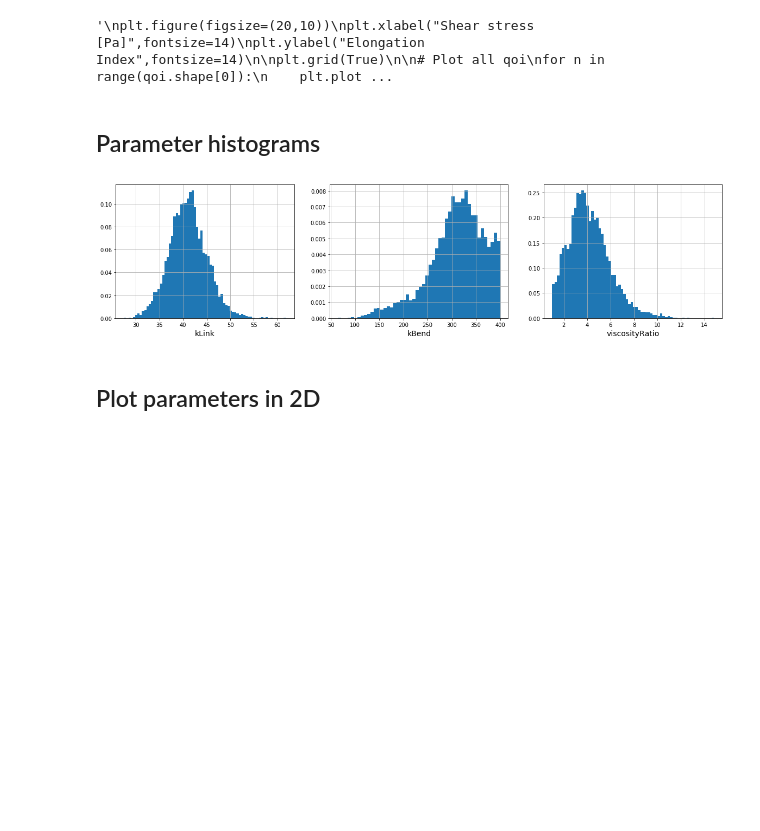
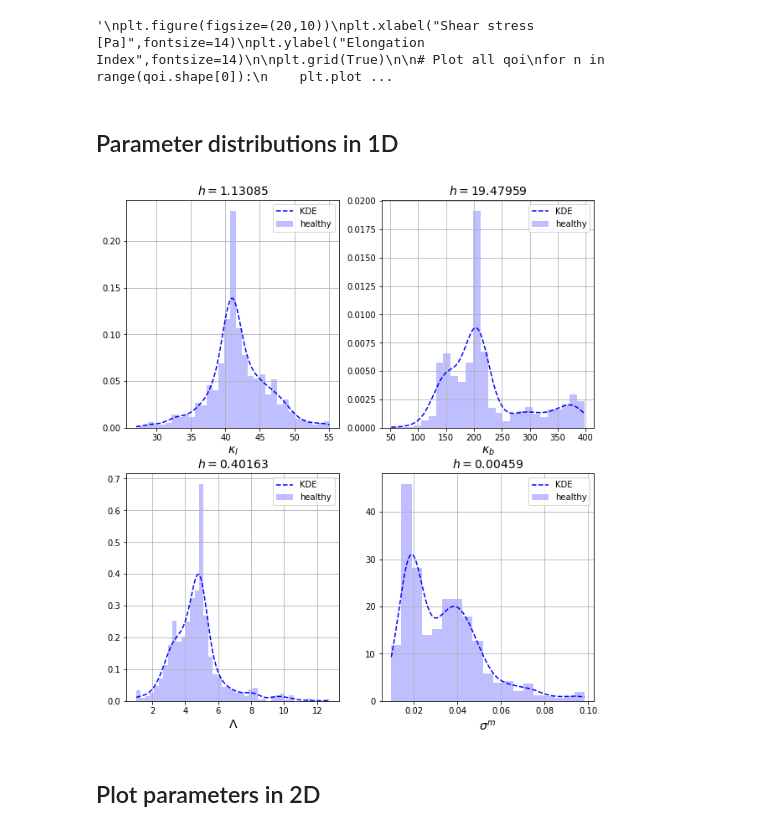
Before and after one commit to devrieskevin/IUQ-Project, a Jupyter notebook: GP_hemocell_analysis.ipynb, the cells around one changed output. Drawn from its saved outputs; the diff is of its cells as text; code cells hidden in the pictures; blank space fills up the shorter version.

```diff
--- a/GP_hemocell_analysis.ipynb
+++ b/GP_hemocell_analysis.ipynb
@@ -125,7 +171,7 @@ plt.figure(figsize=(20,5))
 plt.title("Sobol indices",fontsize=14)
 for n in range(len(model_params)):
     plt.subplot(1,3,n+1)
-    plt.title(model_params[n],fontsize=14)
+    plt.title(names[model_params[n]],fontsize=14)
     plt.grid(True)
     plt.xlabel("Shear Stress [Pa]",fontsize=14)
     plt.ylabel("SI",fontsize=14)
@@ -249,8 +295,8 @@ plt.show()
 # %% [markdown]
 ### Treated
 # %%
-imin = 2
-imax = 6
+imin = 0
+imax = 10
 
 # Load data for comparison with results
 data = pd.read_csv("%s/Ekcta_100.csv" % (datapath),sep=";")
@@ -268,7 +314,7 @@ shearrate = stress / (nuP * rhoP)
 
 treated_samples = np.zeros((shearrate.shape[0],x_train.shape[1]))
 
-treated_samples[:,:-1] = np.array([150,296,1.0])
+treated_samples[:,:-1] = np.array([110,395,3.5])
 treated_samples[:,-1] = shearrate
 
 treated_qoi,treated_std = predictionModel.predict(treated_samples,return_std=True)
@@ -306,11 +376,14 @@ rhoP = float(root.find("domain/rhoP").text)
 # %%
-np.random.seed(666777)
+np.random.seed(7773777)
 
 n_samples = 10000
 
 model_params = ["kLink","kBend","viscosityRatio"]
 error_params = ["err"]
 design_vars = ["shearrate"]
+
+# Full parameter set
+params = model_params + error_params
 
 # Compute the shear rates
 shearrate = stress / (nuP * rhoP)
@@ -328,8 +401,8 @@ problem = {"model_type":"python",
            "output_data":el,
            "data_errors":el_err,
            "error_mapping":error_mapping,
-           "model_prior":(lambda sample: model_prior_gaussian(sample,1)),
-           "model_sampler":(lambda n_samples: model_sampler_gaussian(n_samples,1)),
+           "model_prior":(lambda sample: model_prior(sample,1)),
+           "model_sampler":(lambda n_samples: model_sampler(n_samples,1)),
            "error_prior":error_prior,
            "error_sampler":error_sampler
           }
@@ -400,5 +498,5 @@ plt.show()
 # %%
 if method == "TMCMC":
-    for n in range(-8,9):
+    for n in range(-10,16):
         print("Number of high densities larger than %e:" % (10**n),np.sum(df["likelihood"].values > 10**n))
 # %% [output]
@@ -492,18 +590,30 @@ plt.show()
 # %% [output]
 '\nplt.figure(figsize=(20,10))\nplt.xlabel("Shear stress [Pa]",fontsize=14)\nplt.ylabel("Elongation Index",fontsize=14)\n\nplt.grid(True)\n\n# Plot all qoi\nfor n in range(qoi.shape[0]):\n    plt.plot ...
 # %% [markdown]
-## Parameter histograms
+## Parameter distributions in 1D
 # %%
-plt.figure(figsize=(20,10))
-for n in range(len(model_params)):
-    plt.subplot(2,3,n+1)
+color = "b"
+
+plt.figure(figsize=(10,11))
+for n in range(len(params)):
+    vals = df[params[n]].values
+
+    kde = sm.nonparametric.KDEMultivariate(data=vals,var_type="c",bw="normal_reference")
+
+    x_vals = np.linspace(np.min(vals),np.max(vals),1000)
+    y_vals = kde.pdf(x_vals)
+
+    plt.subplot(2,2,n+1)
+    plt.title(r"$h = %.5f$" % kde.bw,fontsize=14)
     plt.grid(True)
-    plt.xlabel(model_params[n],fontsize=14)
-    plt.hist(df[model_params[n]].values,bins="auto",density=True)
+    plt.xlabel(names[params[n]],fontsize=14)
+    plt.hist(df[params[n]].values,color=color,bins="auto",density=True,alpha=0.25,label=cellHealth)
+    plt.plot(x_vals,y_vals,color+'--',label="KDE")
+    plt.legend()
 
 plt.show()
 # %% [output]
-[figure, old version]
+[figure, new version]
 # %% [markdown]
 ## Plot parameters in 2D
 # %%
```
Also changed, not shown: parts of 21 cells of this notebook, 34 other files.
